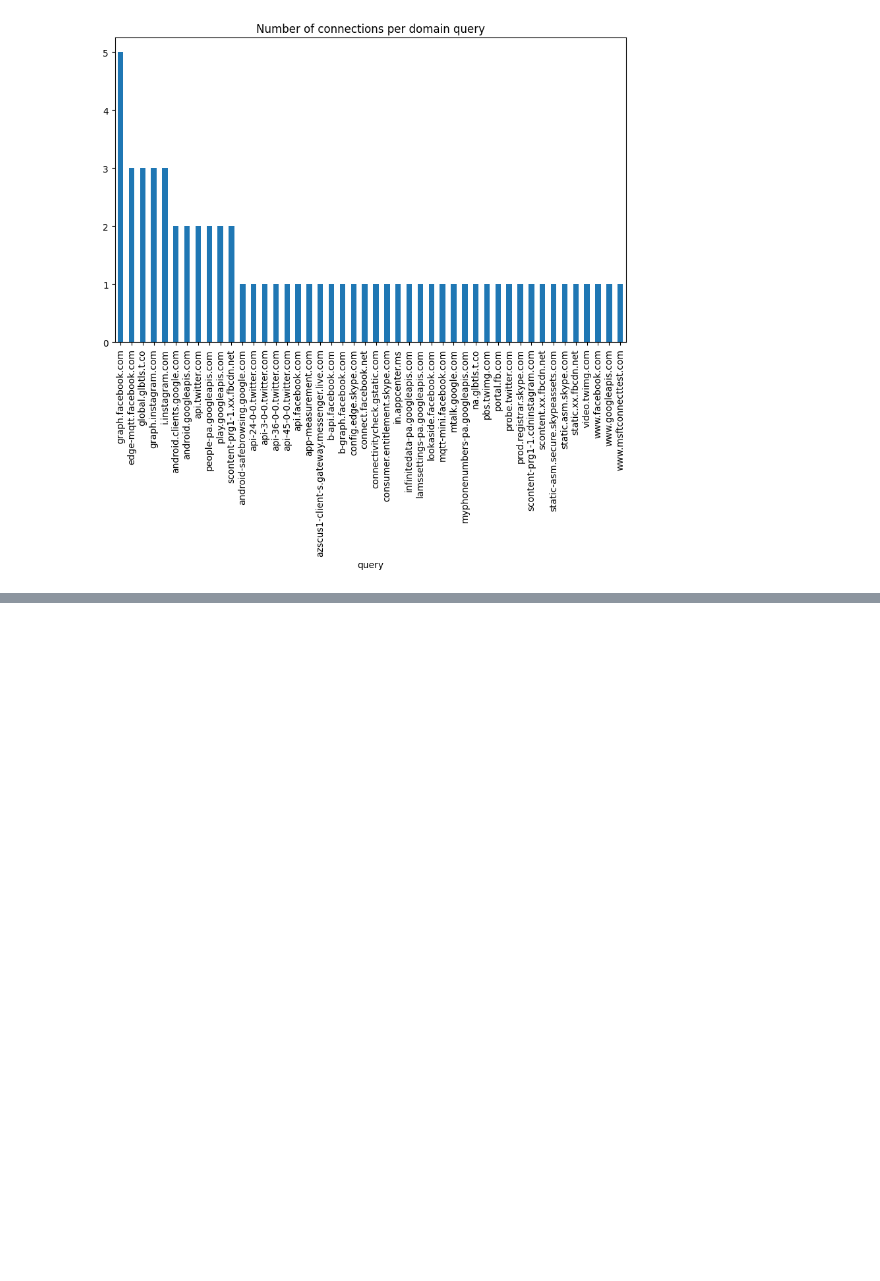
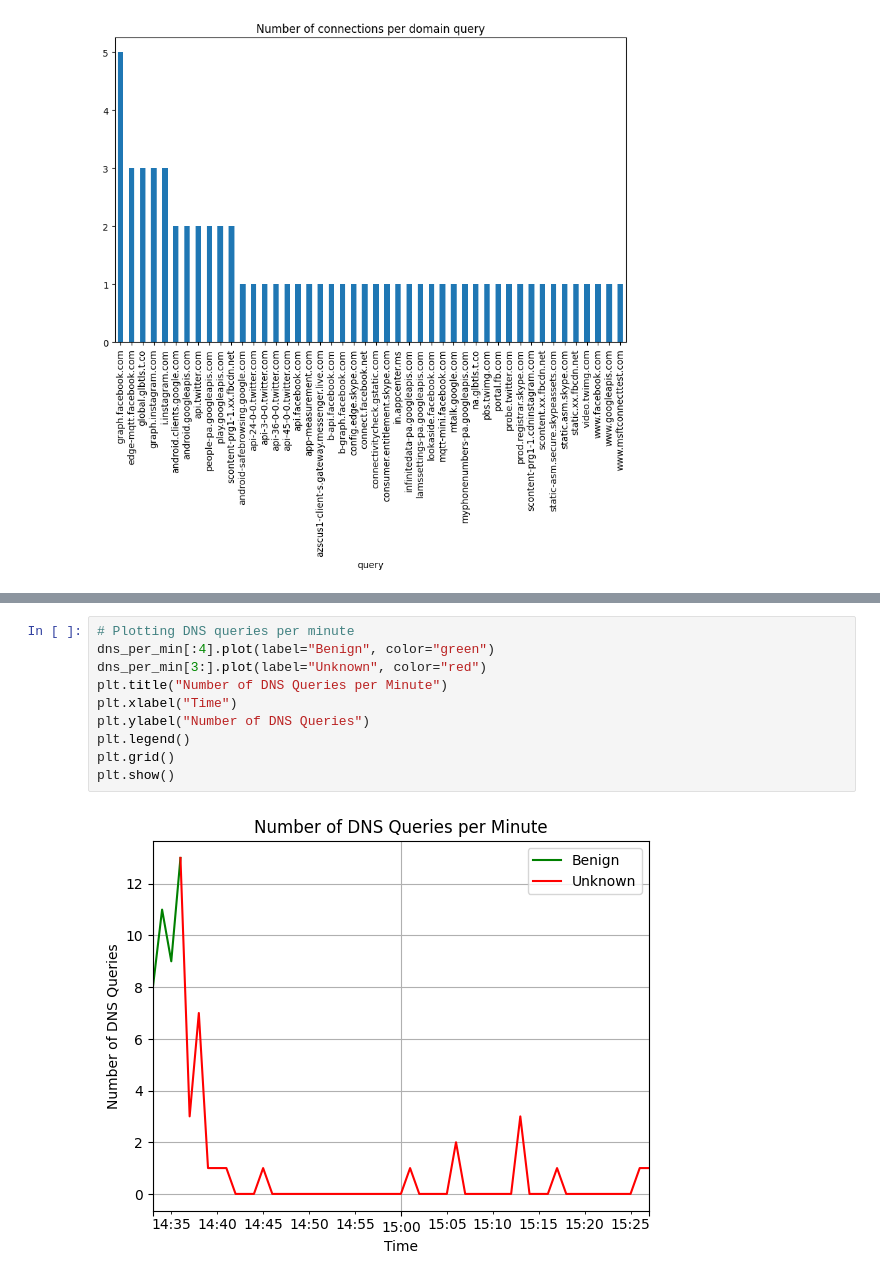
Before and after one commit to JakubTehlar/stratosphere_ml_challenge, a Jupyter notebook: analysis.ipynb, the cells around one changed output, grey strips where cells are left out. Cells and saved outputs as stored; diff of their text form; blank space fills up the shorter version.

```diff
--- a/analysis.ipynb
+++ b/analysis.ipynb
@@ -121,0 +195,12 @@ Text(0.5, 1.0, 'Number of connections per domain query')
+# %%
+# Plotting DNS queries per minute
+dns_per_min[:4].plot(label="Benign", color="green")
+dns_per_min[3:].plot(label="Unknown", color="red")
+plt.title("Number of DNS Queries per Minute")
+plt.xlabel("Time")
+plt.ylabel("Number of DNS Queries")
+plt.legend()
+plt.grid()
+plt.show()
+# %% [output]
+[figure, added]
```
Also changed, not shown: parts of 29 cells of this notebook.
